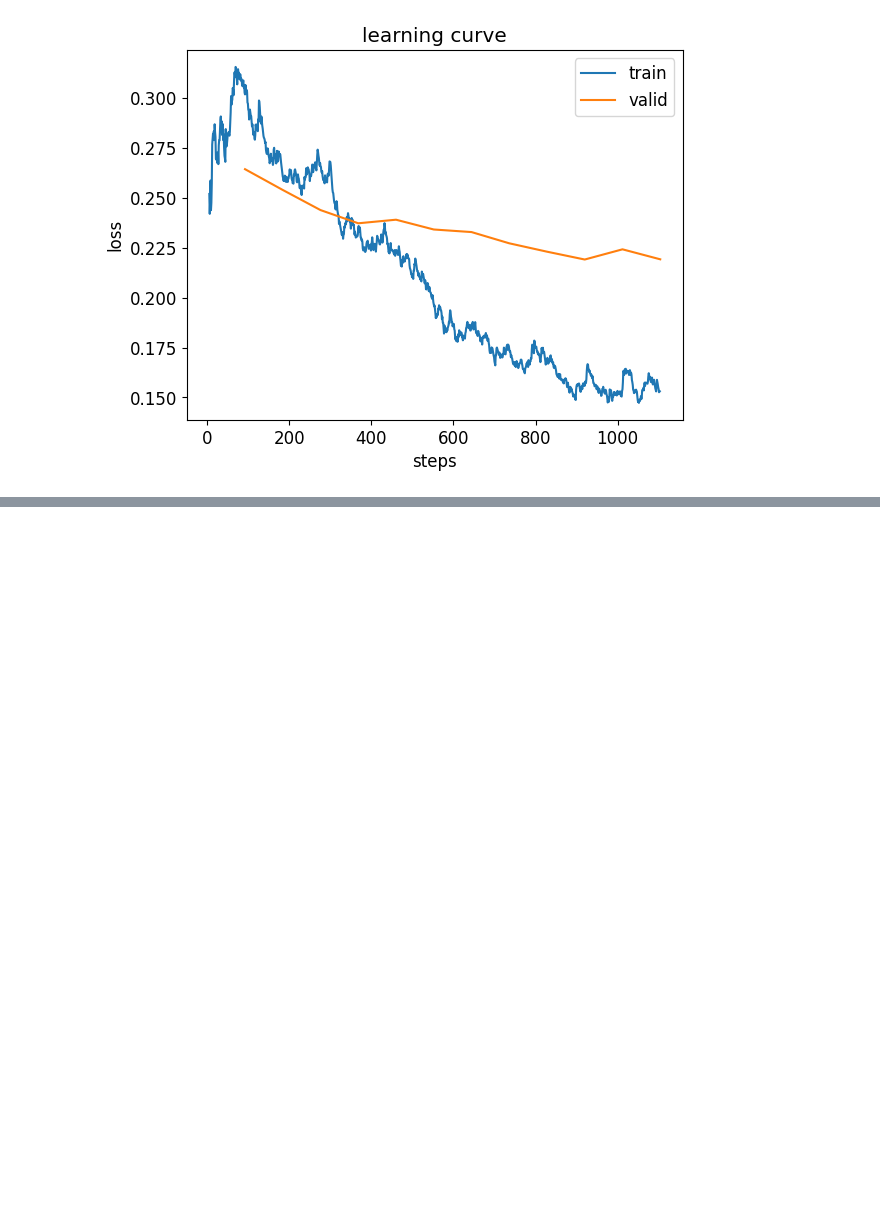
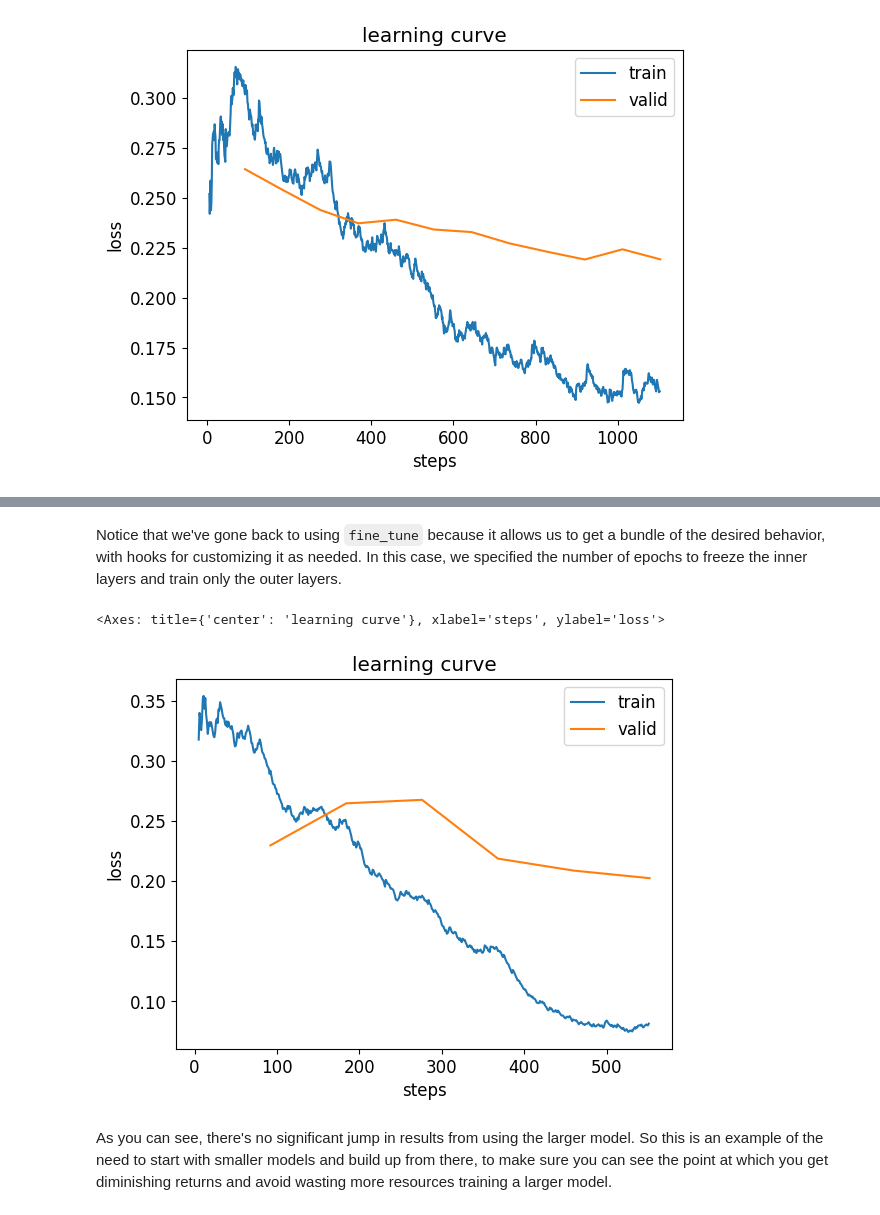
Before and after one commit to CodeWithOz/fastai-deep-learn-coders, a Jupyter notebook: ch-05-pet-breeds-pt2.ipynb, the cells around one changed output, grey strips where cells are left out. Saved outputs shown, nothing was run; the diff lists cells and outputs as text; code cells hidden in the pictures; blank space fills up the shorter version.

```diff
--- a/ch-05-pet-breeds-pt2.ipynb
+++ b/ch-05-pet-breeds-pt2.ipynb
@@ -738,0 +747,4 @@ If you find that you have time to train even more epochs, you should also consid
+# %%
+from fastai.callback.fp16 import *
+learn = vision_learner(dls, resnet50, metrics=error_rate).to_fp16()
+learn.fine_tune(6, freeze_epochs=3)
@@ -738,0 +764,9 @@ If you find that you have time to train even more epochs, you should also consid
+# %% [markdown]
+Notice that we've gone back to using `fine_tune` because it allows us to get a bundle of the desired behavior, with hooks for customizing it as needed. In this case, we specified the number of epochs to freeze the inner layers and train only the outer layers.
+# %%
+learn.recorder.plot_loss()
+# %% [output]
+<Axes: title={'center': 'learning curve'}, xlabel='steps', ylabel='loss'>
+[figure, added]
+# %% [markdown]
+As you can see, there's no significant jump in results from using the larger model. So this is an example of the need to start with smaller models and build up from there, to make sure you can see the point at which you get diminishing returns and avoid wasting more resources training a larger model.
```
Also changed, not shown: parts of 2 cells of this notebook.
